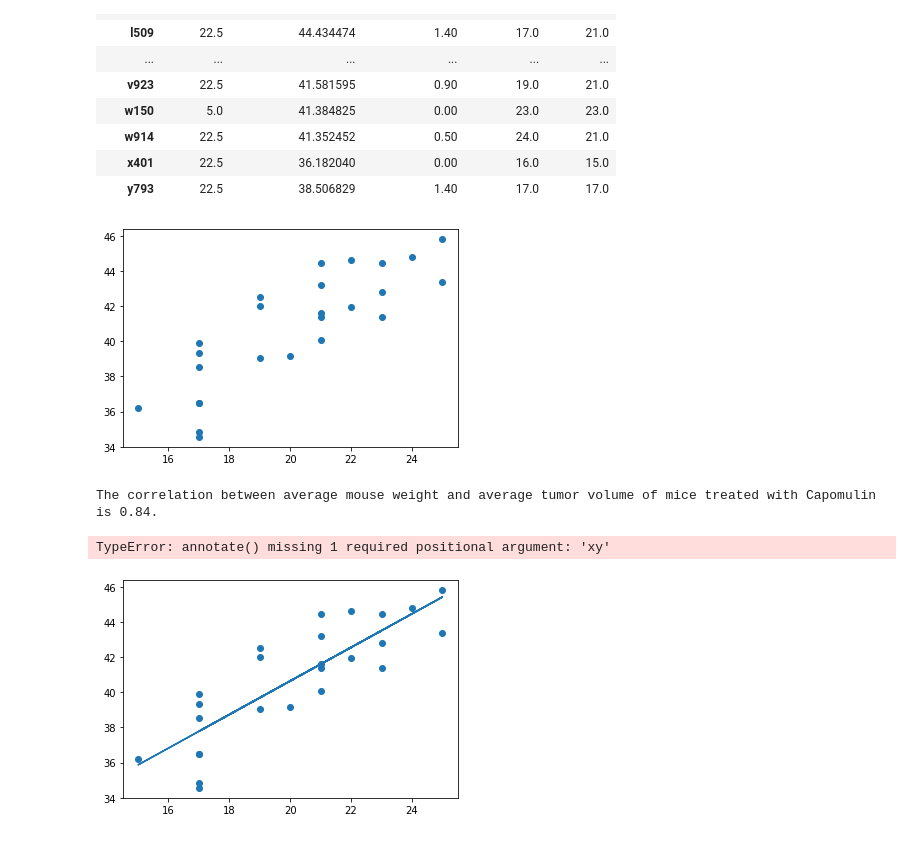
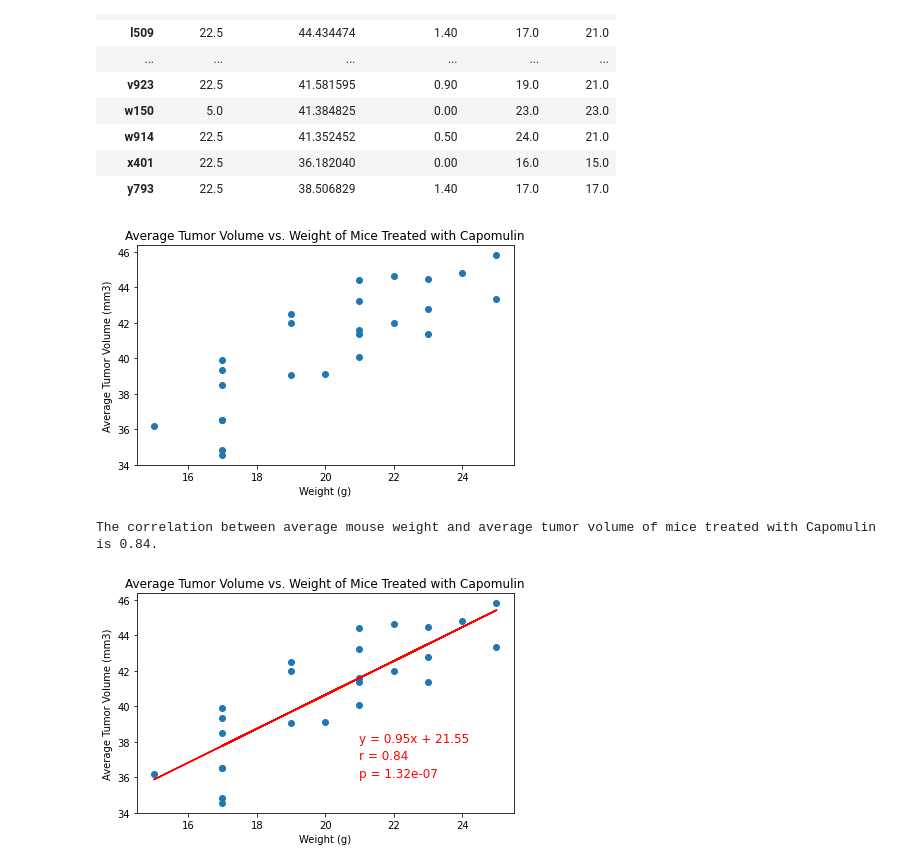
Before and after one commit to Wheezyotter/data_visualization-challenge, a Jupyter notebook: pymaceuticals.ipynb, the cells around one changed output. Cells and saved outputs as stored; diff of their text form; code cells hidden in the pictures.

Commit message:
Adding formatting 1

```diff
--- a/pymaceuticals.ipynb
+++ b/pymaceuticals.ipynb
@@ -269,15 +279,18 @@ mouse_data_cap_byMouse_avg
 # %%
 weights_cap_avg = mouse_data_cap_byMouse_avg["Weight (g)"]
 tumor_vol_cap_avg = mouse_data_cap_byMouse_avg["Tumor Volume (mm3)"]
 
 fig1, ax1 = plt.subplots()
 ax1.scatter(weights_cap_avg, tumor_vol_cap_avg)
+ax1.set_title("Average Tumor Volume vs. Weight of Mice Treated with Capomulin")
+ax1.set_xlabel("Weight (g)")
+ax1.set_ylabel("Average Tumor Volume (mm3)")
 
 # FORMAT!
-
+plt.tight_layout()
 plt.show()
 # %% [output]
-[figure, old version]
+[figure, new version]
 # %%
 correlation = st.pearsonr(weights_cap_avg, tumor_vol_cap_avg)
 print(f"The correlation between average mouse weight and average tumor volume of mice treated with Capomulin is {round(correlation[0], 2)}.")
@@ -290,12 +303,17 @@ line_regress_eq = "y = " + str(round(slope,2)) + "x + " + str(round(intercept,2)
 
 fig1, ax1 = plt.subplots()
 ax1.scatter(weights_cap_avg, tumor_vol_cap_avg)
-ax1.plot(weights_cap_avg, line_regress_y)
-# ax1.annotate(line_regress_eq)
+ax1.plot(weights_cap_avg, line_regress_y, 'r')
 
-# FORMAT!
+ax1.set_title("Average Tumor Volume vs. Weight of Mice Treated with Capomulin")
+ax1.set_xlabel("Weight (g)")
+ax1.set_ylabel("Average Tumor Volume (mm3)")
 
+ax1.annotate(line_regress_eq, (21,38), color = "red", fontsize = 12)
+ax1.annotate("r = " + str(round(rvalue, 2)), (21,37), color = "red", fontsize = 12)
+ax1.annotate("p = " + "{:.2e}".format(pvalue), (21,36), color = "red", fontsize = 12)
+
+plt.tight_layout()
 plt.show()
 # %% [output]
-TypeError: annotate() missing 1 required positional argument: 'xy'
-[figure, old version]
+[figure, new version]
```
Also changed, not shown: parts of 3 cells of this notebook.
